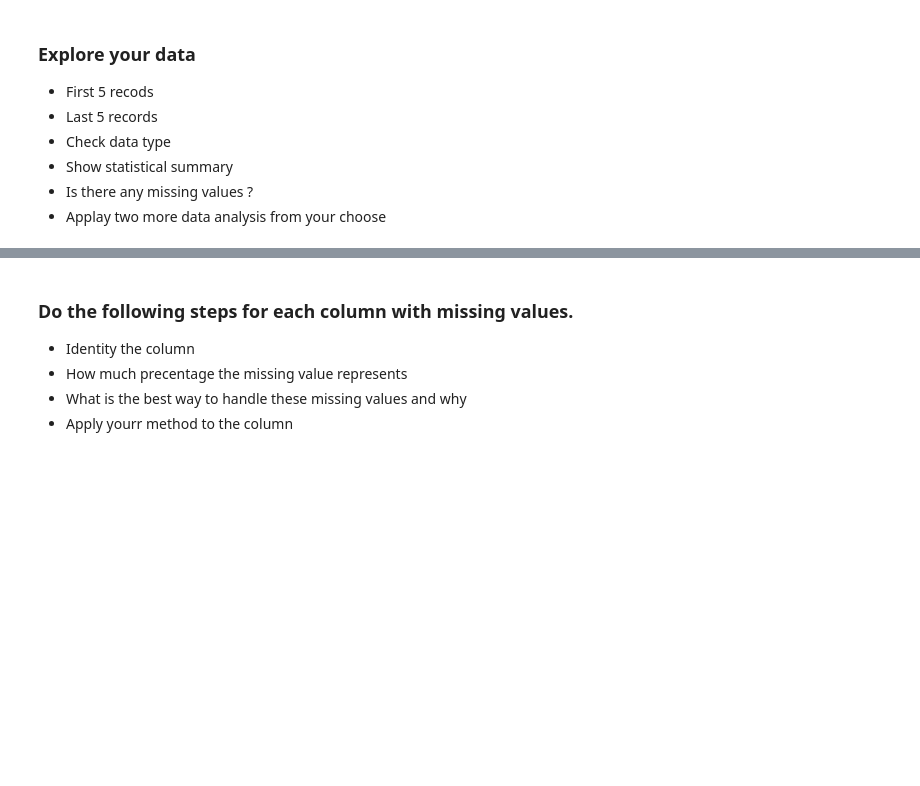
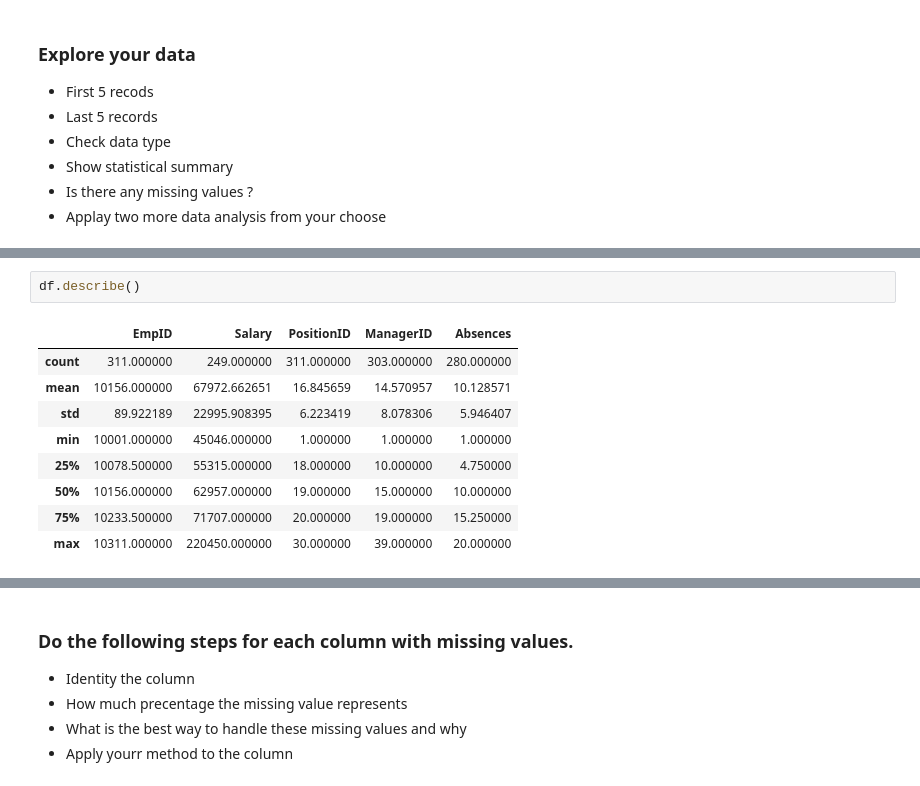
Before and after one commit to Tuwaiq-Data-Science-Bootcamp-V2/MissingData-Lab1, a Jupyter notebook: Missing Values Assignment .ipynb, the cells around one changed output, grey strips where cells are left out. Saved outputs shown, nothing was run; the diff lists cells and outputs as text; blank space fills up the shorter version.

```diff
--- a/Missing Values Assignment .ipynb
+++ b/Missing Values Assignment .ipynb
@@ -13,0 +61,12 @@
+# %%
+df.describe()
+# %% [output]
+|  | EmpID | Salary | PositionID | ManagerID | Absences |
+| count | 311.000000 | 249.000000 | 311.000000 | 303.000000 | 280.000000 |
+| mean | 10156.000000 | 67972.662651 | 16.845659 | 14.570957 | 10.128571 |
+| std | 89.922189 | 22995.908395 | 6.223419 | 8.078306 | 5.946407 |
+| min | 10001.000000 | 45046.000000 | 1.000000 | 1.000000 | 1.000000 |
+| 25% | 10078.500000 | 55315.000000 | 18.000000 | 10.000000 | 4.750000 |
+| 50% | 10156.000000 | 62957.000000 | 19.000000 | 15.000000 | 10.000000 |
+| 75% | 10233.500000 | 71707.000000 | 20.000000 | 19.000000 | 15.250000 |
+| max | 10311.000000 | 220450.000000 | 30.000000 | 39.000000 | 20.000000 |
```
Also changed, not shown: parts of 18 cells of this notebook.
